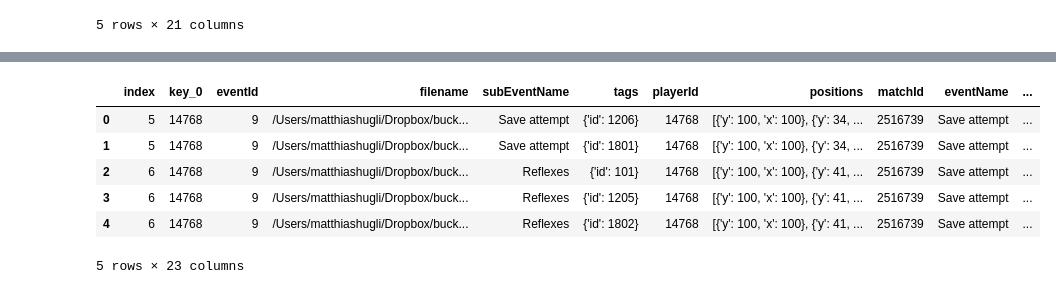
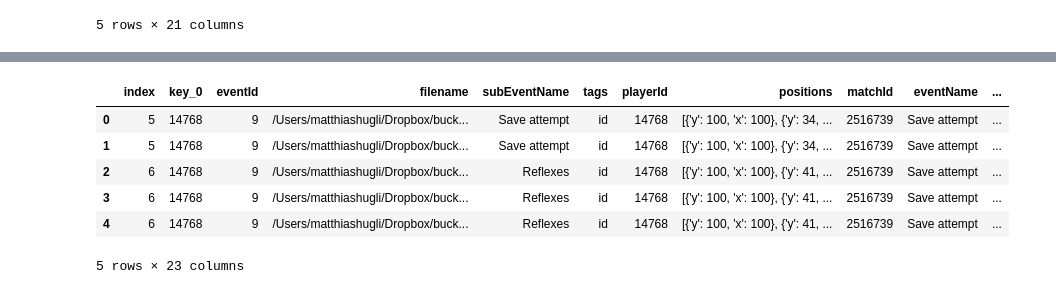
Before and after one commit to keepertrainer78698/youth-base, a Jupyter notebook: goalkeeping/int-goalkeeping/events.ipynb, the cells around one changed output, grey strips where cells are left out. Saved outputs shown, nothing was run; the diff lists cells and outputs as text; code cells hidden in the pictures.

```diff
--- a/goalkeeping/int-goalkeeping/events.ipynb
+++ b/goalkeeping/int-goalkeeping/events.ipynb
@@ -53,18 +255,18 @@ shot_against.groupby(['eventId']).tags.apply(lambda x: pd.DataFrame(x.values[0])
 # %%
 reduced = shot_against.head()
 #print(reduced.head())
 exploded = reduced.explode('tags')
 #exploded.head()
-exploded['tag_id'] = [value.get('id') for key, value in exploded['tags'].items()]
+exploded['tag_id'] = [value for key, value in exploded['tags'].items()]
 exploded.reset_index(inplace=True)
-exploded.head()
+exploded.tail()
 # %% [output]
 |  | index | key_0 | eventId | filename | subEventName | tags | playerId | positions | matchId | eventName | ... |
-| 0 | 5 | 14768 | 9 | /Users/matthiashugli/Dropbox/buck... | Save attempt | {'id': 1206} | 14768 | [{'y': 100, 'x': 100}, {'y': 34, ... | 2516739 | Save attempt | ... |
-| 1 | 5 | 14768 | 9 | /Users/matthiashugli/Dropbox/buck... | Save attempt | {'id': 1801} | 14768 | [{'y': 100, 'x': 100}, {'y': 34, ... | 2516739 | Save attempt | ... |
-| 2 | 6 | 14768 | 9 | /Users/matthiashugli/Dropbox/buck... | Reflexes | {'id': 101} | 14768 | [{'y': 100, 'x': 100}, {'y': 41, ... | 2516739 | Save attempt | ... |
-| 3 | 6 | 14768 | 9 | /Users/matthiashugli/Dropbox/buck... | Reflexes | {'id': 1205} | 14768 | [{'y': 100, 'x': 100}, {'y': 41, ... | 2516739 | Save attempt | ... |
-| 4 | 6 | 14768 | 9 | /Users/matthiashugli/Dropbox/buck... | Reflexes | {'id': 1802} | 14768 | [{'y': 100, 'x': 100}, {'y': 41, ... | 2516739 | Save attempt | ... |
+| 0 | 5 | 14768 | 9 | /Users/matthiashugli/Dropbox/buck... | Save attempt | id | 14768 | [{'y': 100, 'x': 100}, {'y': 34, ... | 2516739 | Save attempt | ... |
+| 1 | 5 | 14768 | 9 | /Users/matthiashugli/Dropbox/buck... | Save attempt | id | 14768 | [{'y': 100, 'x': 100}, {'y': 34, ... | 2516739 | Save attempt | ... |
+| 2 | 6 | 14768 | 9 | /Users/matthiashugli/Dropbox/buck... | Reflexes | id | 14768 | [{'y': 100, 'x': 100}, {'y': 41, ... | 2516739 | Save attempt | ... |
+| 3 | 6 | 14768 | 9 | /Users/matthiashugli/Dropbox/buck... | Reflexes | id | 14768 | [{'y': 100, 'x': 100}, {'y': 41, ... | 2516739 | Save attempt | ... |
+| 4 | 6 | 14768 | 9 | /Users/matthiashugli/Dropbox/buck... | Reflexes | id | 14768 | [{'y': 100, 'x': 100}, {'y': 41, ... | 2516739 | Save attempt | ... |
 5 rows × 23 columns
 # %%
 #events.head()
```
Also changed, not shown: parts of 14 cells of this notebook, 6 other files.
